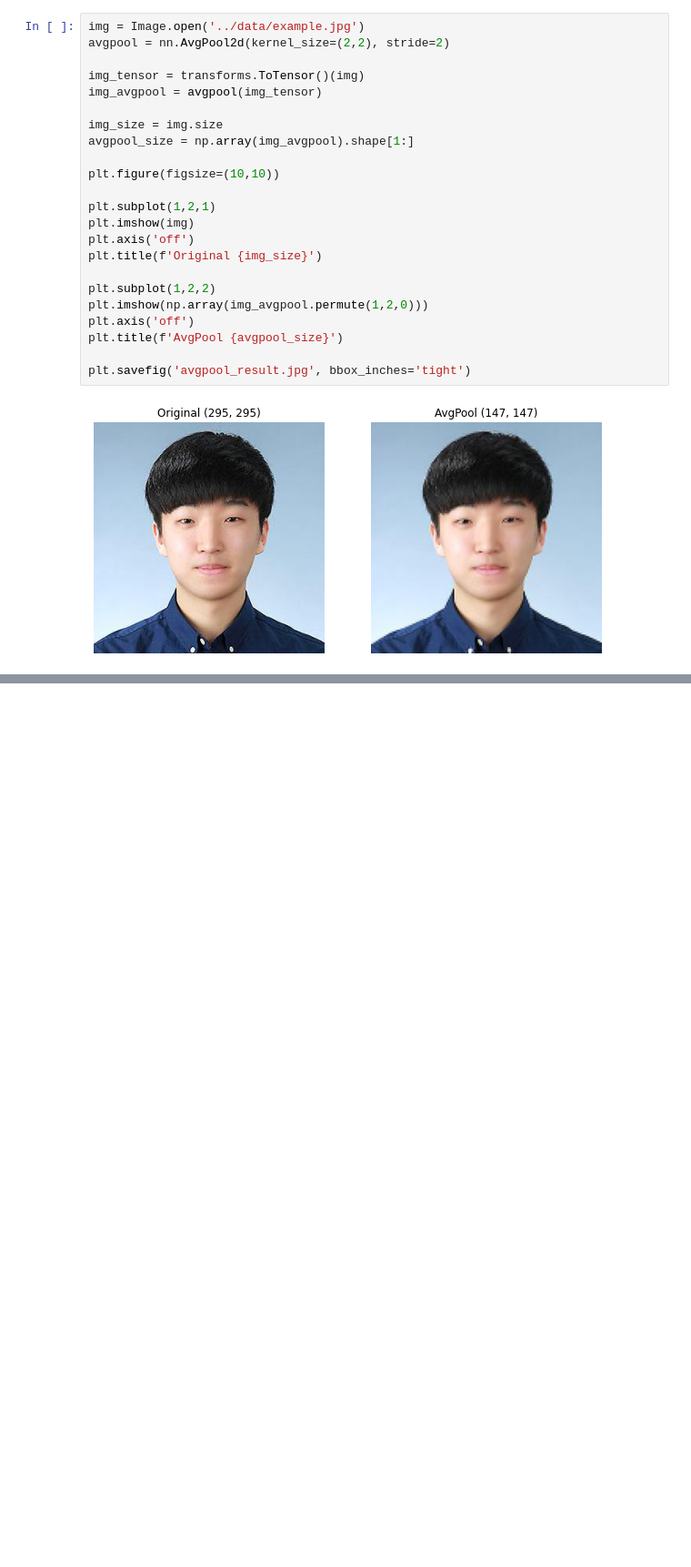
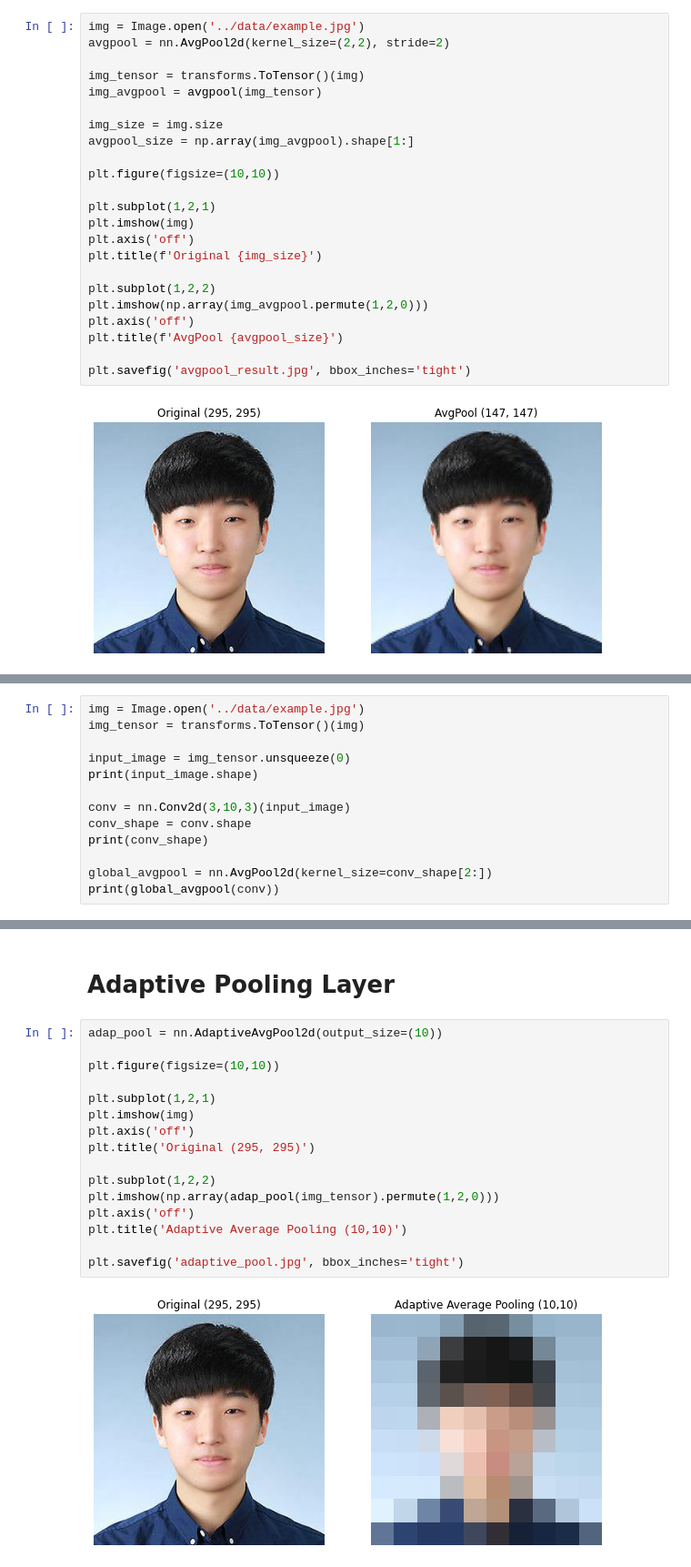
Before and after one commit to gjustin40/Pytorch-Cookbook, a Jupyter notebook: Beginner/Pytorch4_4_Pooling_Layer.ipynb, the cells around one changed output, grey strips where cells are left out. Shown at 91% size. Cells and saved outputs as stored; diff of their text form; blank space fills up the shorter version.

```diff
--- a/Beginner/Pytorch4_4_Pooling_Layer.ipynb
+++ b/Beginner/Pytorch4_4_Pooling_Layer.ipynb
@@ -61,0 +64,13 @@ plt.savefig('avgpool_result.jpg', bbox_inches='tight')
+# %%
+img = Image.open('../data/example.jpg')
+img_tensor = transforms.ToTensor()(img)
+
+input_image = img_tensor.unsqueeze(0)
+print(input_image.shape)
+
+conv = nn.Conv2d(3,10,3)(input_image)
+conv_shape = conv.shape
+print(conv_shape)
+
+global_avgpool = nn.AvgPool2d(kernel_size=conv_shape[2:])
+print(global_avgpool(conv))
@@ -61,0 +95,20 @@ plt.savefig('avgpool_result.jpg', bbox_inches='tight')
+# %% [markdown]
+# Adaptive Pooling Layer
+# %%
+adap_pool = nn.AdaptiveAvgPool2d(output_size=(10))
+
+plt.figure(figsize=(10,10))
+
+plt.subplot(1,2,1)
+plt.imshow(img)
+plt.axis('off')
+plt.title('Original (295, 295)')
+
+plt.subplot(1,2,2)
+plt.imshow(np.array(adap_pool(img_tensor).permute(1,2,0)))
+plt.axis('off')
+plt.title('Adaptive Average Pooling (10,10)')
+
+plt.savefig('adaptive_pool.jpg', bbox_inches='tight')
+# %% [output]
+[figure, added]
```
Also changed, not shown: parts of 2 cells of this notebook.
